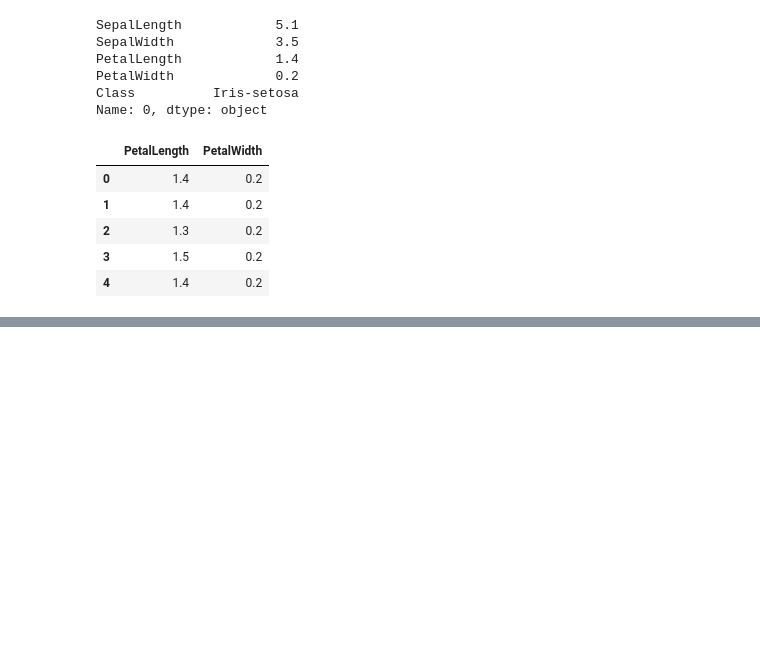
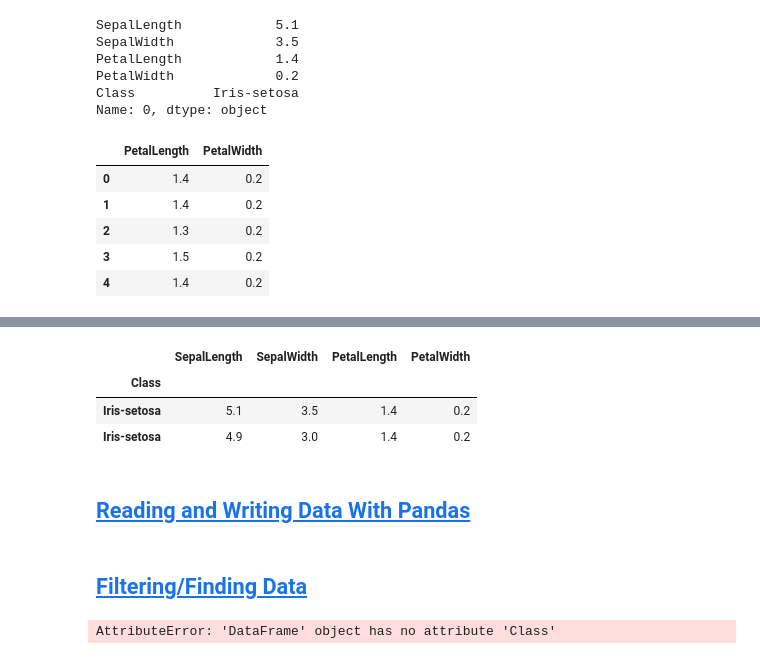
Before and after one commit to davideliason/DM4BA_Personal_Practice, a Jupyter notebook: Pandas_DataAnalysis.ipynb, the cells around one changed output, grey strips where cells are left out. Saved outputs shown, nothing was run; the diff lists cells and outputs as text; code cells hidden in the pictures; blank space fills up the shorter version.

```diff
--- a/Pandas_DataAnalysis.ipynb
+++ b/Pandas_DataAnalysis.ipynb
@@ -197,0 +224,9 @@ iris.iloc[0:5, 2:4].head()
+# %%
+iris.head(2)
+# %% [output]
+|  | SepalLength | SepalWidth | PetalLength | PetalWidth |
+| Class |  |  |  |  |
+| Iris-setosa | 5.1 | 3.5 | 1.4 | 0.2 |
+| Iris-setosa | 4.9 | 3.0 | 1.4 | 0.2 |
+# %% [markdown]
+## [ Reading and Writing Data With Pandas](https://github.com/summerela/python_data_analysis/blob/master/pandas_basics/notebooks/Reading%20and%20Writing%20Data%20with%20Pandas.ipynb)
@@ -197,0 +235,6 @@ iris.iloc[0:5, 2:4].head()
+# %% [markdown]
+## [ Filtering/Finding Data](https://github.com/summerela/python_data_analysis/blob/master/pandas_basics/notebooks/Filtering%20and%20Finding%20Data.ipynb)
+# %%
+iris_setosa_df = iris[iris.Class == "Iris-setosa"]
+# %% [output]
+AttributeError: 'DataFrame' object has no attribute 'Class'
```
Also changed, not shown: parts of 8 cells of this notebook.
